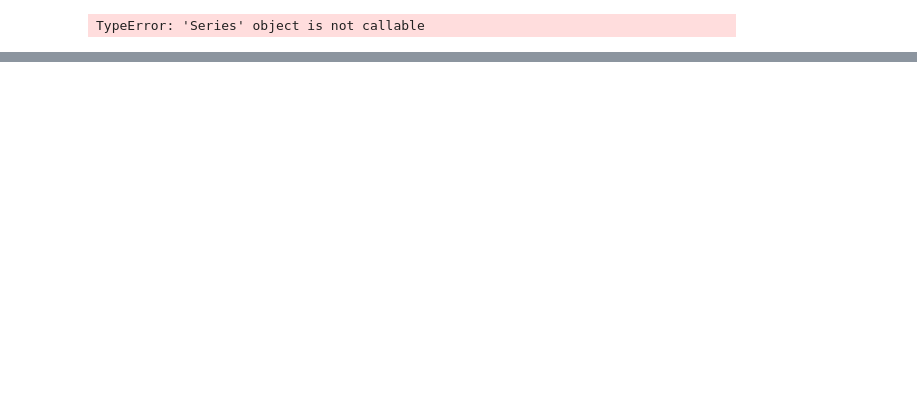
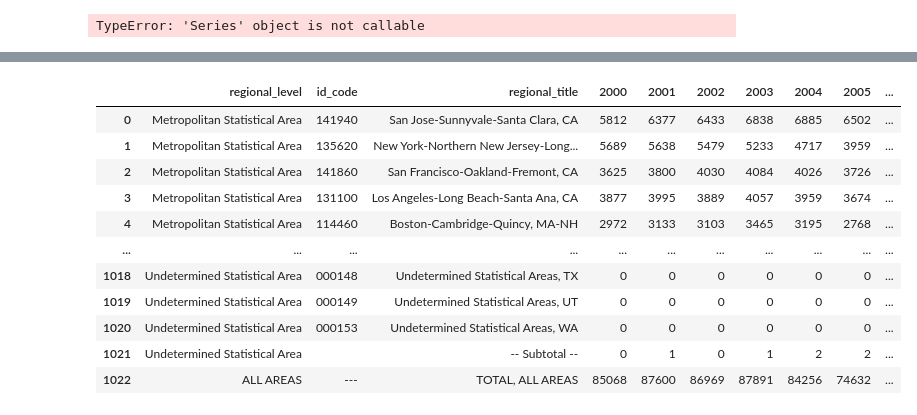
Before and after one commit to 107SBakst/107SBakst.github.io, a Jupyter notebook: Python/Project_chart2.ipynb, the cells around one changed output, grey strips where cells are left out. Saved outputs shown, nothing was run; the diff lists cells and outputs as text; code cells hidden in the pictures; blank space fills up the shorter version.

```diff
--- a/Python/Project_chart2.ipynb
+++ b/Python/Project_chart2.ipynb
@@ -266,0 +261,96 @@ TypeError: ufunc 'bitwise_and' not supported for the input types, and the inputs
+# %%
+url = 'https://www.uspto.gov/web/offices/ac/ido/oeip/taf/cls_cbsa/allcbsa_gd.htm'
+page = urllib.request.urlopen(url)
+soup = BeautifulSoup(page, "lxml")
+all_tables=soup.find_all("table")
+
+right_table=soup.find_all("table", class_="table")
+actual_table=soup.find_all("tbody")
+table=soup.find('tbody')
+headings=table.findAll('th',text="Area")
+headings_list=[i.text for i in headings]
+headings_list
+values=table.findAll('td')
+
+regional_level=[]
+id_code=[]
+regional_title=[]
+yr2000=[]
+yr2001=[]
+yr2002=[]
+yr2003=[]
+yr2004=[]
+yr2005=[]
+yr2006=[]
+yr2007=[]
+yr2008=[]
+yr2009=[]
+yr2010=[]
+yr2011=[]
+yr2012=[]
+yr2013=[]
+yr2014=[]
+yr2015=[]
+total=[]
+
+
+for row in actual_table[0].findAll('tr'):
+    cells=row.findAll('td')
+    if len(cells)==20:
+        regional_level.append(cells[0].find(text=True))
+        id_code.append(cells[1].find(text=True))
+        regional_title.append(cells[2].find(text=True))
+        yr2000.append(cells[3].find(text=True))
+        yr2001.append(cells[4].find(text=True))
+        yr2002.append(cells[5].find(text=True))
+        yr2003.append(cells[6].find(text=True))
+        yr2004.append(cells[7].find(text=True))
+        yr2005.append(cells[8].find(text=True))
+        yr2006.append(cells[9].find(text=True))
+        yr2007.append(cells[10].find(text=True))
+        yr2008.append(cells[11].find(text=True))
+        yr2009.append(cells[12].find(text=True))
+        yr2010.append(cells[13].find(text=True))
+        yr2011.append(cells[14].find(text=True))
+        yr2012.append(cells[15].find(text=True))
+        yr2013.append(cells[16].find(text=True))
+        yr2014.append(cells[17].find(text=True))
+        yr2015.append(cells[18].find(text=True))
+        total.append(cells[19].find(text=True))
+
+dfip=pd.DataFrame(regional_level,columns=['regional_level'])
+dfip['id_code']=id_code
+dfip['regional_title']=regional_title
+dfip['2000']=yr2000
+dfip['2001']=yr2001
+dfip['2002']=yr2002
+dfip['2003']=yr2003
+dfip['2004']=yr2004
+dfip['2005']=yr2005
+dfip['2006']=yr2006
+dfip['2007']=yr2007
+dfip['2008']=yr2008
+dfip['2009']=yr2009
+dfip['2010']=yr2010
+dfip['2011']=yr2011
+dfip['2012']=yr2012
+dfip['2013']=yr2013
+dfip['2014']=yr2014
+dfip['2015']=yr2015
+dfip['total']=total
+for i in dfip.columns:
+    dfip[i] = dfip[i].str.replace('\n',' ')
+dfip
+# %% [output]
+|  | regional_level | id_code | regional_title | 2000 | 2001 | 2002 | 2003 | 2004 | 2005 | ... |
+| 0 | Metropolitan Statistical Area | 141940 | San Jose-Sunnyvale-Santa Clara, CA | 5812 | 6377 | 6433 | 6838 | 6885 | 6502 | ... |
+| 1 | Metropolitan Statistical Area | 135620 | New York-Northern New Jersey-Long... | 5689 | 5638 | 5479 | 5233 | 4717 | 3959 | ... |
+| 2 | Metropolitan Statistical Area | 141860 | San Francisco-Oakland-Fremont, CA | 3625 | 3800 | 4030 | 4084 | 4026 | 3726 | ... |
+| 3 | Metropolitan Statistical Area | 131100 | Los Angeles-Long Beach-Santa Ana, CA | 3877 | 3995 | 3889 | 4057 | 3959 | 3674 | ... |
+| 4 | Metropolitan Statistical Area | 114460 | Boston-Cambridge-Quincy, MA-NH | 2972 | 3133 | 3103 | 3465 | 3195 | 2768 | ... |
+| ... | ... | ... | ... | ... | ... | ... | ... | ... | ... | ... |
+| 1018 | Undetermined Statistical Area | 000148 | Undetermined Statistical Areas, TX | 0 | 0 | 0 | 0 | 0 | 0 | ... |
+| 1019 | Undetermined Statistical Area | 000149 | Undetermined Statistical Areas, UT | 0 | 0 | 0 | 0 | 0 | 0 | ... |
+| 1020 | Undetermined Statistical Area | 000153 | Undetermined Statistical Areas, WA | 0 | 0 | 0 | 0 | 0 | 0 | ... |
+| 1021 | Undetermined Statistical Area |  | -- Subtotal -- | 0 | 1 | 0 | 1 | 2 | 2 | ... |
+| 1022 | ALL AREAS | --- | TOTAL, ALL AREAS | 85068 | 87600 | 86969 | 87891 | 84256 | 74632 | ... |
```
Also changed, not shown: parts of 9 cells of this notebook.
